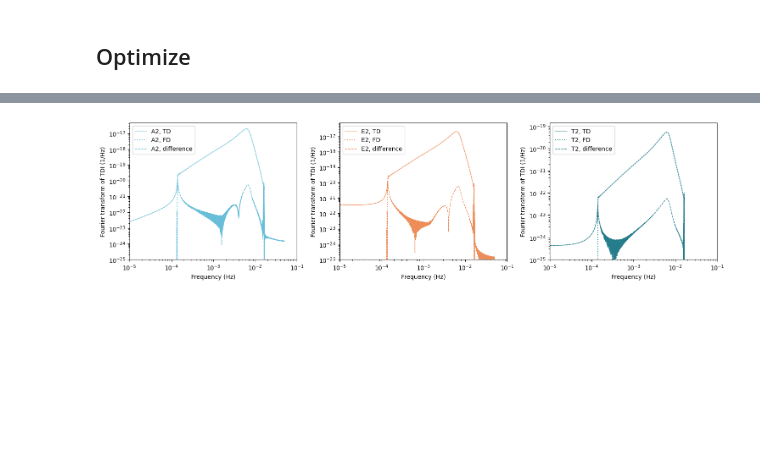
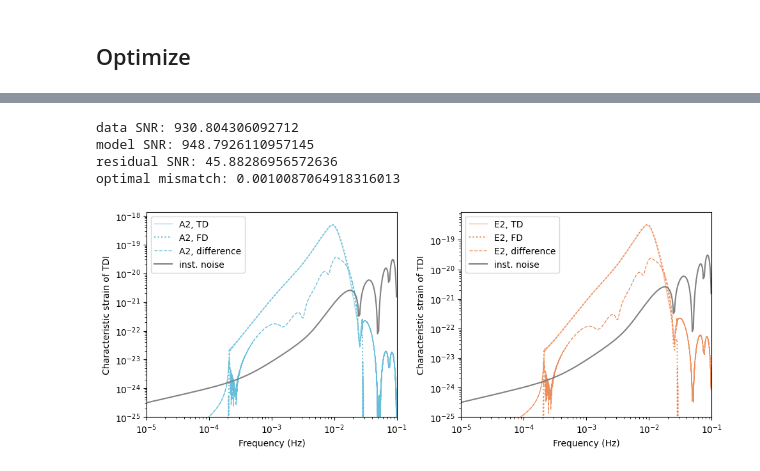
Before and after one commit to TriangleDataCenter/Triangle-BBH, a Jupyter notebook: Examples/3_Compare_TD_FD.ipynb, the cells around one changed output, grey strips where cells are left out. Drawn from its saved outputs; the diff is of its cells as text; code cells hidden in the pictures; blank space fills up the shorter version.

```diff
--- a/Examples/3_Compare_TD_FD.ipynb
+++ b/Examples/3_Compare_TD_FD.ipynb
@@ -83,5 +88,12 @@ T2_response_generator = GeneralTDIResponse(
 channel_names = ["A2", "E2", "T2"]
 # %% [markdown]
 ## Simulate time-domain waveform
+# %%
+# generator for the unprojected waveforms. for HM waveform, the consistency can be validated with a mode-by-mode manner.
+# mbhb_waveform_generator = MBHB_Injection(approx_method="IMRPhenomD")
+
+# one may also test the mismatch between different waveforms (e.g. EOB vs Phenom)
+mbhb_waveform_generator = MBHB_Injection(approx_method="SEOBNRv4_opt")
+# mbhb_waveform_generator = MBHB_Injection(approx_method="IMRPhenomT")
 # %%
 # set source parameters
@@ -168,9 +219,11 @@ fd_waveform_from_td.shape, fd_waveform.shape
 # %% [markdown]
 The amplitudes match well, but the phases generally donot match due to the difference between the implementations of Phenom waveform in different softwares. Perfect match can be achieved after optimizing over $\{t_c, \varphi_c\}$.
 # %%
-plt.figure(figsize=(15, 4))
-for ich, nch, cch in zip(range(3), channel_names, [BLUE, ORANGE, GREEN1]):
-    plt.subplot(131+ich)
+# plt.figure(figsize=(15, 4))
+# for ich, nch, cch in zip(range(3), channel_names, [BLUE, ORANGE, GREEN1]):
+plt.figure(figsize=(10, 4))
+for ich, nch, cch in zip(range(2), channel_names[:2], [BLUE, ORANGE]):
+    plt.subplot(121+ich)
     plt.loglog(frequencies, np.abs(fd_waveform_from_td[ich]), label=nch+", TD", color=cch, linewidth=1, alpha=0.6)
     plt.loglog(frequencies, np.abs(fd_waveform[ich]), label=nch+", FD", color=cch, linestyle=":")
     plt.loglog(frequencies, np.abs(fd_waveform_from_td[ich] - fd_waveform[ich]), label=nch+", difference", color=cch, linestyle="--", linewidth=1)
@@ -198,9 +251,10 @@ def cost_function(param2d):
 # %%
 from scipy.optimize import differential_evolution
 
+tc_range = 1e-2 * mbhb_parameters["chirp_mass"] / 1e6
 result = differential_evolution(
     cost_function,
-    bounds=[(mbhb_parameters["coalescence_time"] - 1e-2, mbhb_parameters["coalescence_time"] + 1e-2), (0, TWOPI)],
+    bounds=[(mbhb_parameters["coalescence_time"] - tc_range, mbhb_parameters["coalescence_time"] + tc_range), (0, TWOPI)],
     strategy='best1bin',
     maxiter=5000,
     popsize=15,
@@ -222,25 +292,42 @@ phic: 0.791448732233782
 # %%
 mbhb_parameters_opt = mbhb_parameters.copy()
 mbhb_parameters_opt["coalescence_time"] = result.x[0]
 mbhb_parameters_opt["coalescence_phase"] = result.x[1]
 
 fd_waveform_opt = FDTDI.Response(
     parameters=mbhb_parameters_opt,
     freqs=frequencies,
     **response_kwargs,
 )
 
-plt.figure(figsize=(15, 4))
-for ich, nch, cch in zip(range(3), channel_names, [BLUE, ORANGE, GREEN1]):
-    plt.subplot(131+ich)
-    plt.loglog(frequencies, np.abs(fd_waveform_from_td[ich]), label=nch+", TD", color=cch, linewidth=1, alpha=0.6)
-    plt.loglog(frequencies, np.abs(fd_waveform_opt[ich]), label=nch+", FD", color=cch, linestyle=":")
-    plt.loglog(frequencies, np.abs(fd_waveform_from_td[ich] - fd_waveform_opt[ich]), label=nch+", difference", color=cch, linestyle="--", linewidth=1)
+# plt.figure(figsize=(15, 4))
+# for ich, nch, cch in zip(range(3), channel_names, [BLUE, ORANGE, GREEN1]):
+plt.figure(figsize=(10, 4))
+for ich, nch, cch in zip(range(2), channel_names[:2], [BLUE, ORANGE]):
+    plt.subplot(121+ich)
+    plt.loglog(frequencies, np.abs(fd_waveform_from_td[ich]) * 2. * frequencies, label=nch+", TD", color=cch, linewidth=1, alpha=0.6)
+    plt.loglog(frequencies, np.abs(fd_waveform_opt[ich]) * 2. * frequencies, label=nch+", FD", color=cch, linestyle=":")
+    plt.loglog(frequencies, np.abs(fd_waveform_from_td[ich] - fd_waveform_opt[ich]) * 2. * frequencies, label=nch+", difference", color=cch, linestyle="--", linewidth=1)
+    plt.loglog(frequencies, np.sqrt(PSDdata * frequencies), color="grey", label="inst. noise")
     plt.xlabel("Frequency (Hz)")
-    plt.ylabel("Fourier transform of TDI (1/Hz)")
+    plt.ylabel("Characteristic strain of TDI")
     plt.legend(loc="upper left")
     plt.xlim(1e-5, 0.1)
     plt.ylim(1e-25,)
 plt.tight_layout()
+
+
+print("data SNR:", np.sqrt(4. / Tobs * np.sum(np.abs(fd_waveform_from_td[:2]) ** 2 / PSDdata)))
+print("model SNR:", np.sqrt(4. / Tobs * np.sum(np.abs(fd_waveform_opt[:2]) ** 2 / PSDdata)))
+print("residual SNR:", np.sqrt(4. / Tobs * np.sum(np.abs(fd_waveform_from_td[:2] - fd_waveform_opt[:2]) ** 2 / PSDdata)))
+
+h1_h2_inner = np.sum(np.real(np.conjugate(fd_waveform_from_td[:2]) * fd_waveform_opt[:2]) / PSDdata)
+h1_h1_inner = np.sum(np.abs(fd_waveform_from_td[:2]) ** 2 / PSDdata)
+h2_h2_inner = np.sum(np.abs(fd_waveform_opt[:2]) ** 2 / PSDdata)
+print("optimal mismatch:", 1. - h1_h2_inner / np.sqrt(h1_h1_inner * h2_h2_inner))
 # %% [output]
+data SNR: 930.804306092712
+model SNR: 948.7926110957145
+residual SNR: 45.88286956572636
+optimal mismatch: 0.0010087064918316013
-[figure, old version]
+[figure, new version]
```
Also changed, not shown: parts of 11 cells of this notebook, 1 other file.
